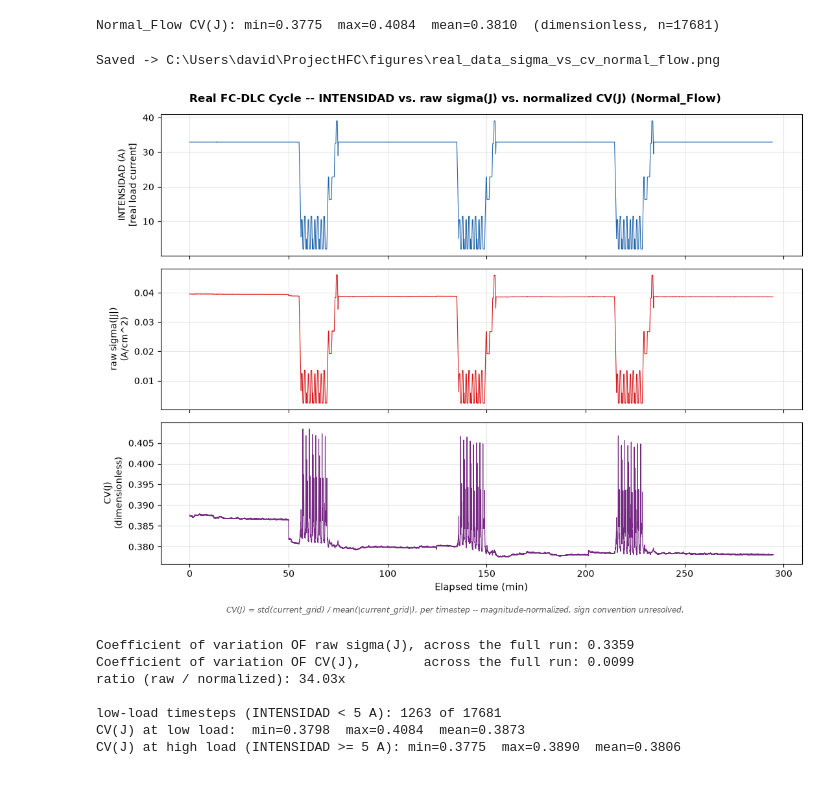
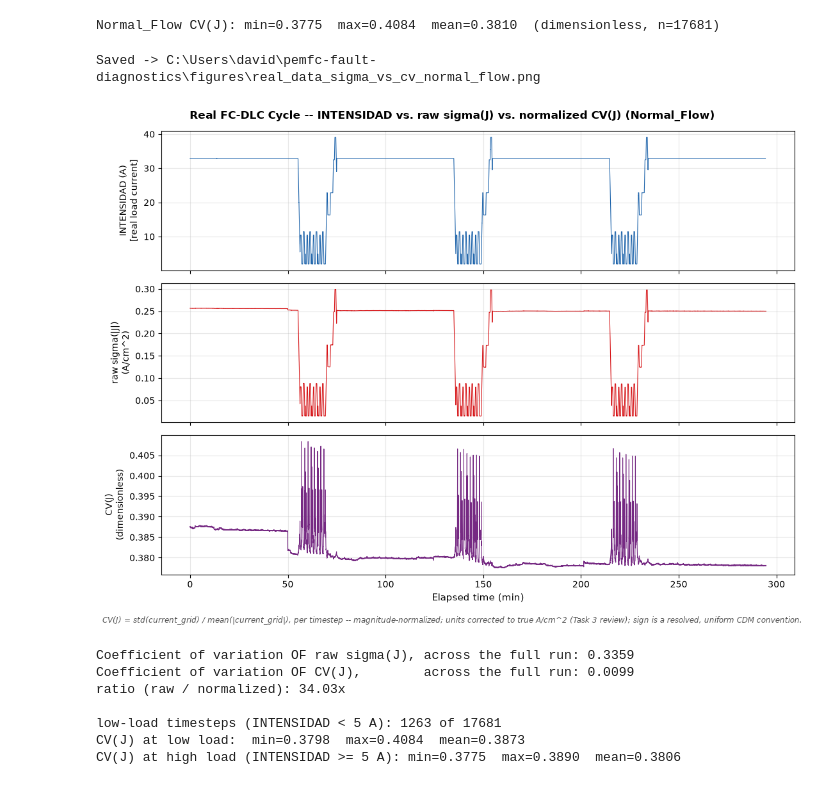
Before and after one commit to dpineroj/pemfc-fault-diagnostics, a Jupyter notebook: notebooks/02_real_data_exploration.ipynb, the cells around one changed output. Cells and saved outputs as stored; diff of their text form; code cells hidden in the pictures.

```diff
--- a/notebooks/02_real_data_exploration.ipynb
+++ b/notebooks/02_real_data_exploration.ipynb
@@ -205,11 +219,11 @@ def compute_nui(current_grid):
     a std/mean ratio.
 
     abs() is applied here because real current_grid values are entirely
-    negative and the sign convention is unresolved (Task 2 report) -- NUI is
-    a dispersion magnitude so sign doesn't matter for it, but this must be
-    explicit, not silent.
+    negative -- sign is a resolved, uniform CDM convention (see intro), and
+    NUI is a dispersion magnitude so sign doesn't matter for it regardless,
+    but this must be explicit, not silent.
     """
-    j_abs = np.abs(current_grid)  # magnitude only -- sign convention unresolved
+    j_abs = np.abs(current_grid)  # magnitude only -- sign is a resolved, uniform CDM convention
     return j_abs.reshape(j_abs.shape[0], -1).std(axis=1)
 
 
@@ -417,36 +467,36 @@ Normal_Flow CV(J): min=0.3775  max=0.4084  mean=0.3810  (dimensionless, n=17681)
 fig, (ax1, ax2, ax3) = plt.subplots(3, 1, figsize=(11, 8), sharex=True)
 fig.suptitle(
     "Real FC-DLC Cycle -- INTENSIDAD vs. raw sigma(J) vs. normalized CV(J) (Normal_Flow)",
     fontsize=12, fontweight="bold",
 )
 
 t_min = (run_nf["timestamp"] - run_nf["timestamp"][0]) / np.timedelta64(1, "m")
 intensidad_nf = run_nf["bulk"]["INTENSIDAD"].to_numpy()
 
 ax1.plot(t_min, intensidad_nf, color="#2166ac", linewidth=0.8)
 ax1.set_ylabel("INTENSIDAD (A)\n[real load current]", fontsize=10)
 ax1.grid(True, alpha=0.3)
 
 ax2.plot(t_min, nui_nf, color="#d7191c", linewidth=0.8)
 ax2.set_ylabel("raw sigma(|J|)\n(A/cm^2)", fontsize=10)
 ax2.grid(True, alpha=0.3)
 
 ax3.plot(t_min, cv_nf, color="#762a83", linewidth=0.8)
 ax3.set_ylabel("CV(J)\n(dimensionless)", fontsize=10)
 ax3.set_xlabel("Elapsed time (min)", fontsize=11)
 ax3.grid(True, alpha=0.3)
 
 fig.text(0.5, -0.02,
-          "CV(J) = std(current_grid) / mean(|current_grid|), per timestep -- magnitude-normalized, sign convention unresolved.",
+          "CV(J) = std(current_grid) / mean(|current_grid|), per timestep -- magnitude-normalized; units corrected to true A/cm^2 (Task 3 review); sign is a resolved, uniform CDM convention.",
           ha="center", fontsize=8.5, style="italic", color="#555")
 plt.tight_layout()
 save_path = os.path.join(FIGURES_DIR, "real_data_sigma_vs_cv_normal_flow.png")
 fig.savefig(save_path, dpi=150, bbox_inches="tight")
 print(f"Saved -> {save_path}")
 plt.show()
 # %% [output]
-Saved -> C:\Users\david\ProjectHFC\figures\real_data_sigma_vs_cv_normal_flow.png
+Saved -> C:\Users\david\pemfc-fault-diagnostics\figures\real_data_sigma_vs_cv_normal_flow.png
-[figure, old version]
+[figure, new version]
 # %%
 # "How load-invariant is each metric" -- coefficient of variation OF each
 # metric's own time series across the full run. Lower = more stable /
```
Also changed, not shown: parts of 11 cells of this notebook.
